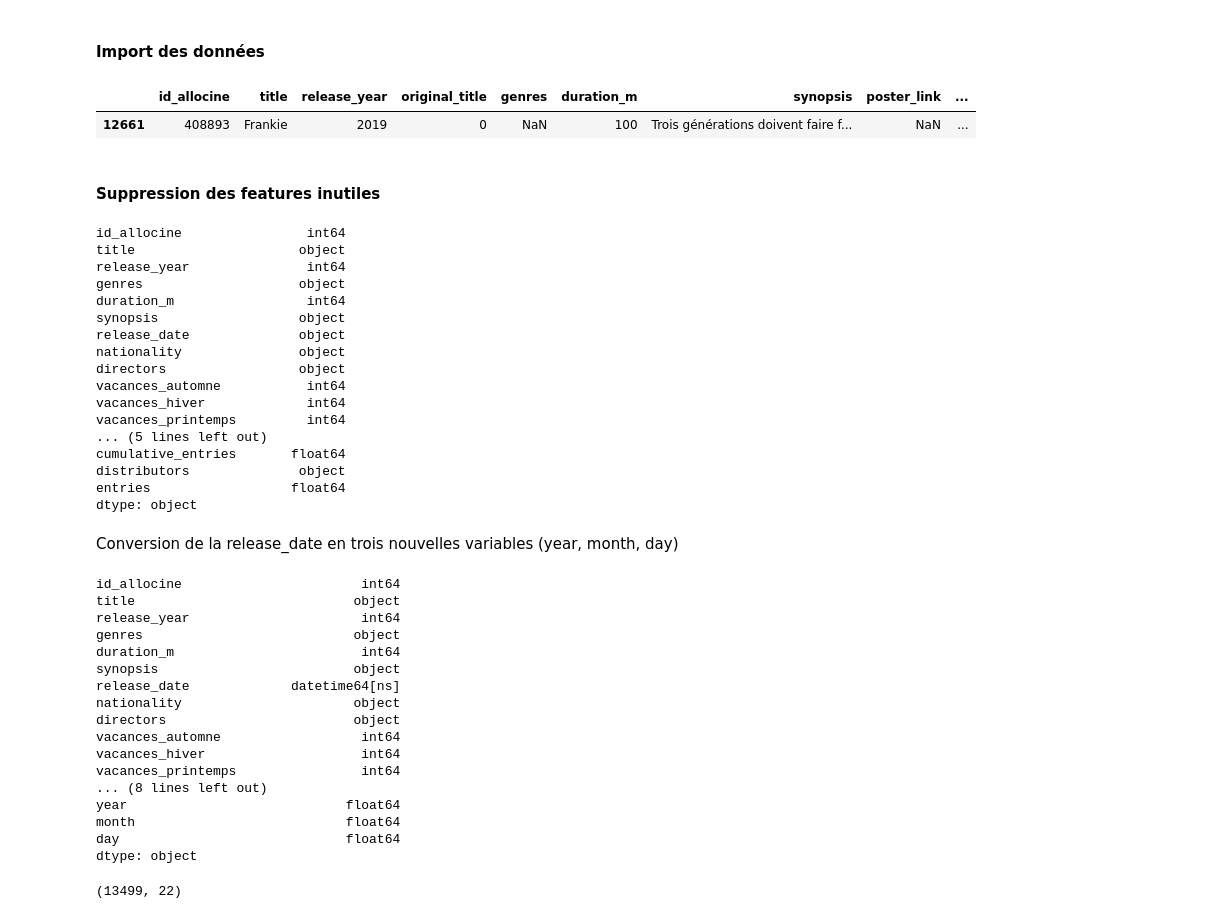
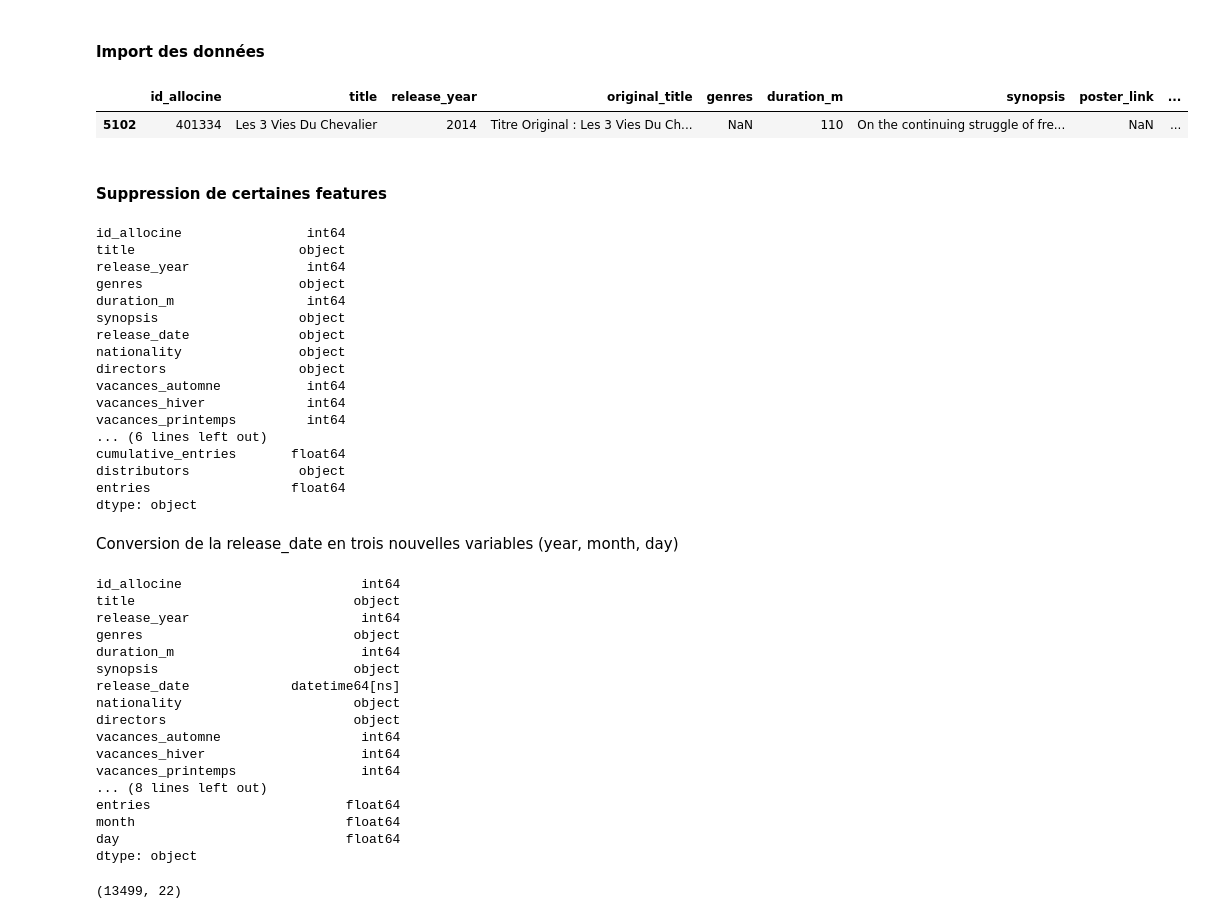
Before and after one commit to t7bo/BOX, a Jupyter notebook: ml/ml.ipynb, the cells around one changed output. Saved outputs shown, nothing was run; the diff lists cells and outputs as text; code cells hidden in the pictures.

```diff
--- a/ml/ml.ipynb
+++ b/ml/ml.ipynb
@@ -3,17 +3,17 @@ import pandas as pd
 # %% [markdown]
 #### Import des données
 # %%
-data = pd.read_csv(r'/home/utilisateur/Téléchargements/EDA(2).csv')
+# data = pd.read_csv(r'/home/utilisateur/Téléchargements/EDA(2).csv')
+data = pd.read_csv(r'C:\Users\Thibaut\Documents\SIMPLON\DEV-IA\BOX\BOX\eda\EDA.csv')
 pd.set_option('display.max_columns', None)
 data.sample(1)
 # %% [output]
 |  | id_allocine | title | release_year | original_title | genres | duration_m | synopsis | poster_link | ... |
-| 12661 | 408893 | Frankie | 2019 | 0 | NaN | 100 | Trois générations doivent faire f... | NaN | ... |
+| 5102 | 401334 | Les 3 Vies Du Chevalier | 2014 | Titre Original : Les 3 Vies Du Ch... | NaN | 110 | On the continuing struggle of fre... | NaN | ... |
 # %% [markdown]
-#### Suppression des features inutiles
+#### Suppression de certaines features
 # %%
-# data = data.drop(columns=['budget', 'entries_sum_composer', 'entries_mean_composer', 'original_title', 'poster_link', 'all_director_oscars', 'all_actor_oscars', 'actor_celebs', 'actor_celebs_by_year'])
-data = data.drop(columns=['vacances_ete', 'societies', 'nb_zone_en_vacances', 'vacances_noel', 'imdb_entries', 'imdb_us_entries', 'imdb_id', 'budget', 'original_title', 'poster_link', 'all_director_oscars', 'all_actor_oscars', 'actor_celebs', 'actor_celebs_by_year'])
+data = data.drop(columns=['budget', 'societies', 'nb_zone_en_vacances', 'vacances_noel', 'imdb_entries', 'imdb_us_entries', 'imdb_id', 'original_title', 'poster_link', 'all_director_oscars', 'all_actor_oscars', 'actor_celebs', 'actor_celebs_by_year'])
 data.dtypes
 # %% [output]
 id_allocine                int64
@@ -28,7 +28,7 @@ directors                 object
 vacances_automne           int64
 vacances_hiver             int64
 vacances_printemps         int64
-... (5 lines left out)
+... (6 lines left out)
 cumulative_entries       float64
 distributors              object
 entries                  float64
@@ -37,8 +37,8 @@ dtype: object
 Conversion de la release_date en trois nouvelles variables (year, month, day)
 # %%
 data['release_date'] = pd.to_datetime(data['release_date'])
-# Création de nouvelles colonnes "year", "month" et "day" en extrayant l'année, le mois et le jour
-data['year'] = data['release_date'].dt.year
+# # Création de nouvelles colonnes "year", "month" et "day" en extrayant l'année, le mois et le jour
+# data['year'] = data['release_date'].dt.year
 data['month'] = data['release_date'].dt.month
 data['day'] = data['release_date'].dt.day
 data.dtypes
@@ -56,7 +56,7 @@ vacances_automne                  int64
 vacances_hiver                    int64
 vacances_printemps                int64
 ... (8 lines left out)
-year                            float64
+entries                         float64
 month                           float64
 day                             float64
 dtype: object
```
Also changed, not shown: parts of 27 cells of this notebook, 10 other files.
